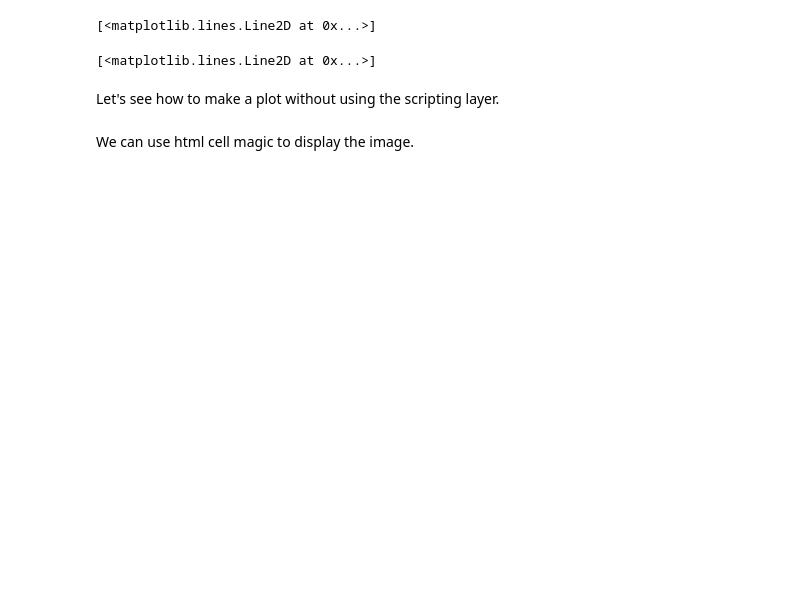
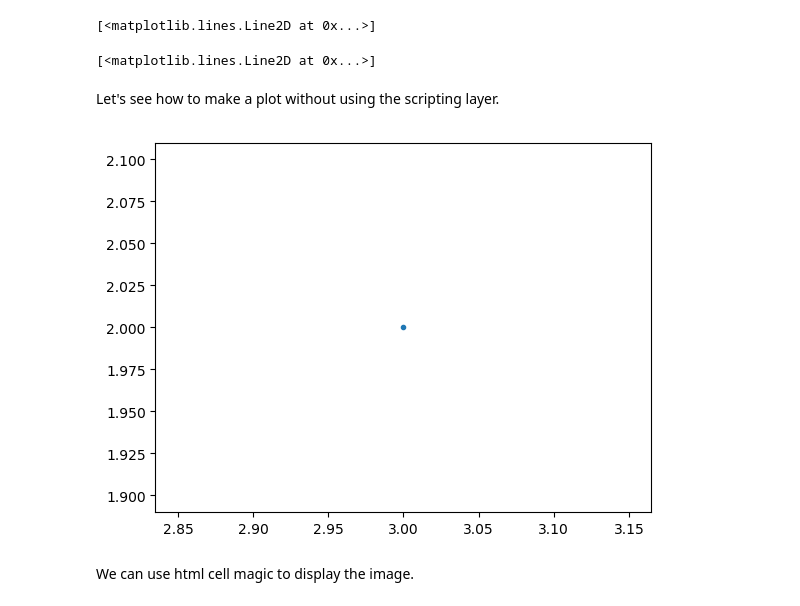
Before and after one commit to xyjsdo/DataScience, a Jupyter notebook: Course2/Week2.ipynb, the cells around one changed output. Drawn from its saved outputs; the diff is of its cells as text; code cells hidden in the pictures; blank space fills up the shorter version.

```diff
--- a/Course2/Week2.ipynb
+++ b/Course2/Week2.ipynb
@@ -33,24 +33,27 @@ Let's see how to make a plot without using the scripting layer.
 # %%
 # First let's set the backend without using mpl.use() from the scripting layer
 from matplotlib.backends.backend_agg import FigureCanvasAgg
 from matplotlib.figure import Figure
 
 # create a new figure
 fig = Figure()
 
 # associate fig with the backend
 canvas = FigureCanvasAgg(fig)
 
 # add a subplot to the fig
 ax = fig.add_subplot(111)
 
 # plot the point (3,2)
 ax.plot(3, 2, '.')
 
 # save the figure to test.png
 # you can see this figure in your Jupyter workspace afterwards by going to
 # https://hub.coursera-notebooks.org/
-canvas.print_png('test.png')
+# canvas.print_png('test.png')
+fig
+# %% [output]
+[figure, added]
 # %% [markdown]
 We can use html cell magic to display the image.
 # %%
```
Also changed, not shown: parts of 2 cells of this notebook, 5 other files.
